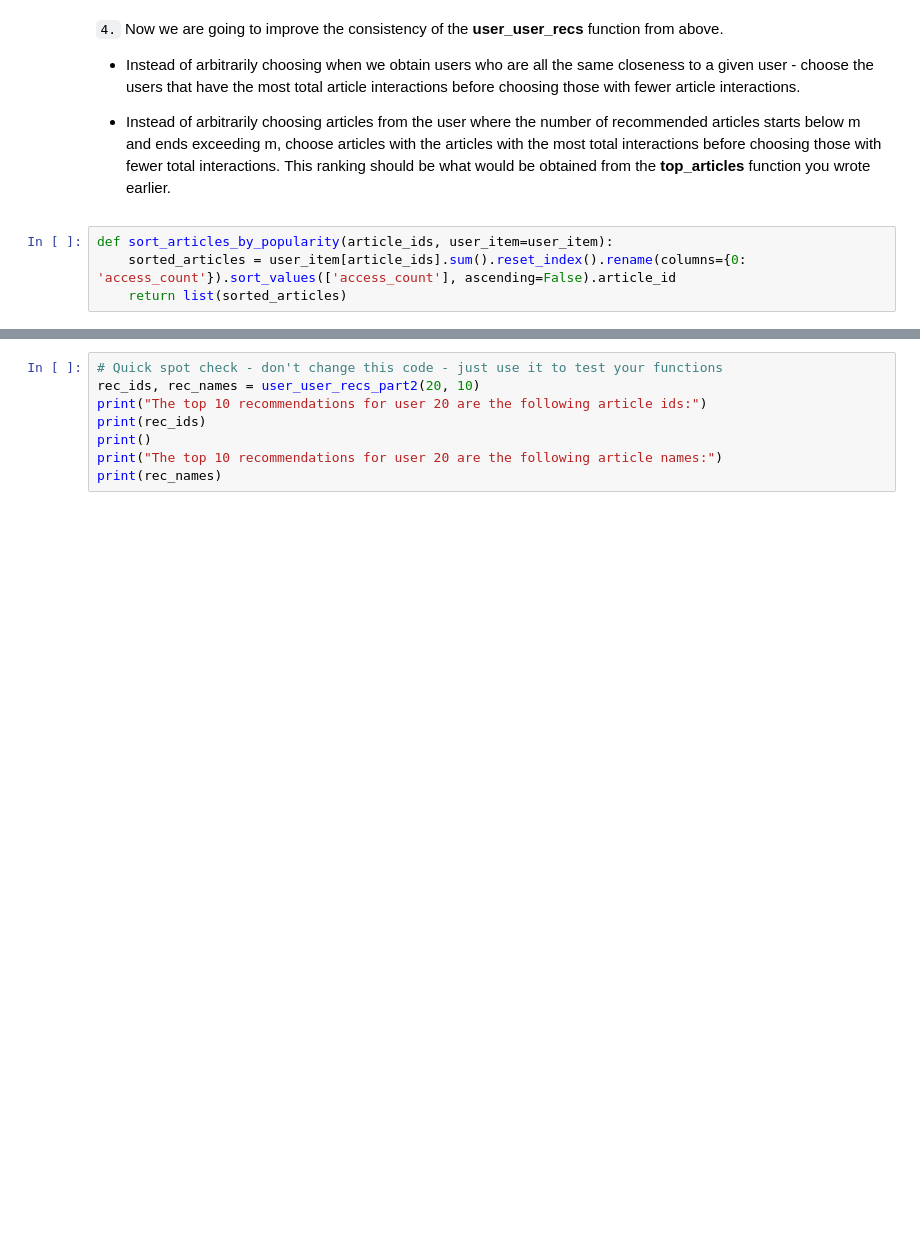
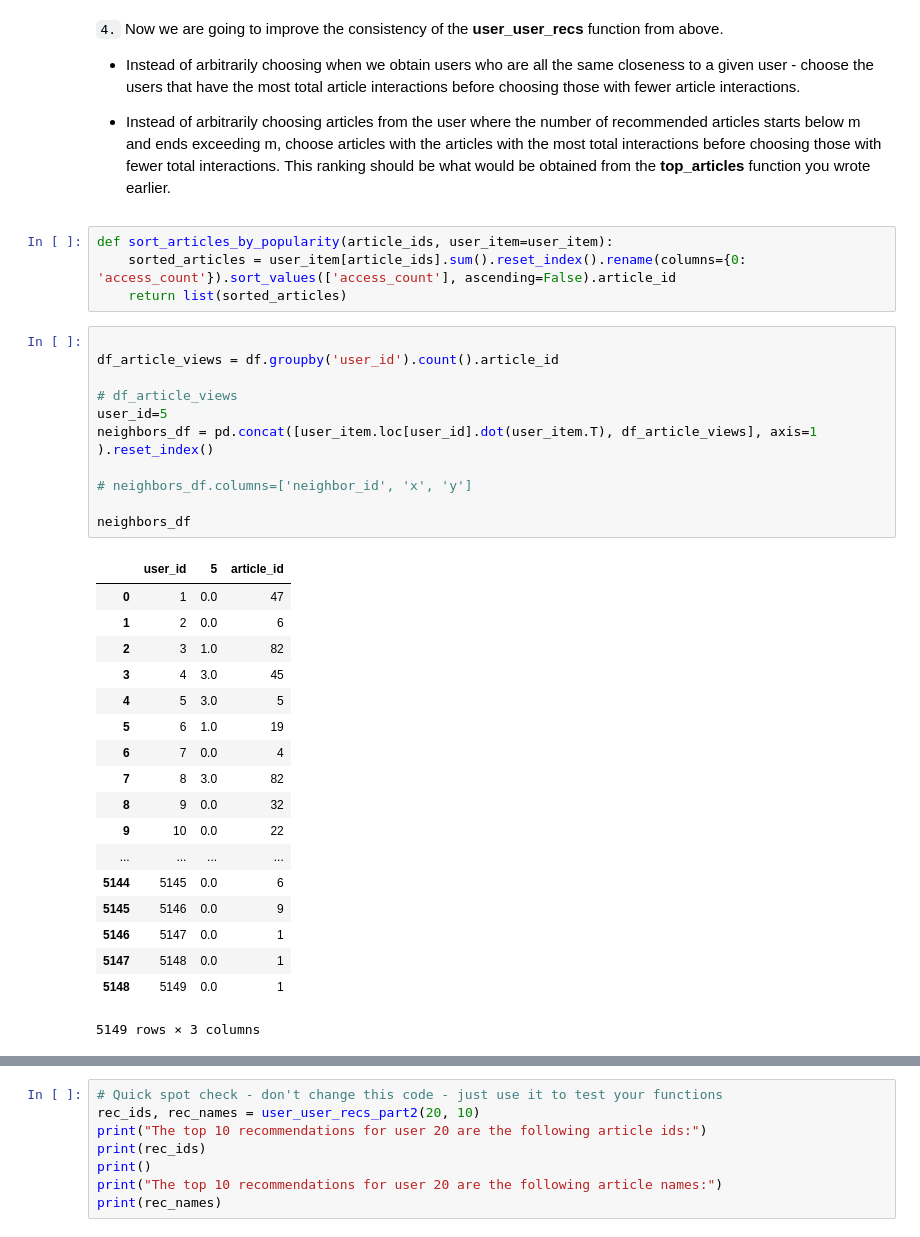
Before and after one commit to kvsrohit/RecommendationsWithIBM, a Jupyter notebook: Recommendations_with_IBM.ipynb, the cells around one changed output, grey strips where cells are left out. Cells and saved outputs as stored; diff of their text form; blank space fills up the shorter version.

```diff
--- a/Recommendations_with_IBM.ipynb
+++ b/Recommendations_with_IBM.ipynb
@@ -451,6 +451,36 @@ If this is all you see, you passed all of our tests!  Nice job!
 def sort_articles_by_popularity(article_ids, user_item=user_item):
     sorted_articles = user_item[article_ids].sum().reset_index().rename(columns={0: 'access_count'}).sort_values(['access_count'], ascending=False).article_id
     return list(sorted_articles)
+# %%
+
+df_article_views = df.groupby('user_id').count().article_id
+
+# df_article_views
+user_id=5
+neighbors_df = pd.concat([user_item.loc[user_id].dot(user_item.T), df_article_views], axis=1 ).reset_index()
+
+# neighbors_df.columns=['neighbor_id', 'x', 'y']
+
+neighbors_df
+# %% [output]
+|  | user_id | 5 | article_id |
+| 0 | 1 | 0.0 | 47 |
+| 1 | 2 | 0.0 | 6 |
+| 2 | 3 | 1.0 | 82 |
+| 3 | 4 | 3.0 | 45 |
+| 4 | 5 | 3.0 | 5 |
+| 5 | 6 | 1.0 | 19 |
+| 6 | 7 | 0.0 | 4 |
+| 7 | 8 | 3.0 | 82 |
+| 8 | 9 | 0.0 | 32 |
+| 9 | 10 | 0.0 | 22 |
+| ... | ... | ... | ... |
+| 5144 | 5145 | 0.0 | 6 |
+| 5145 | 5146 | 0.0 | 9 |
+| 5146 | 5147 | 0.0 | 1 |
+| 5147 | 5148 | 0.0 | 1 |
+| 5148 | 5149 | 0.0 | 1 |
+5149 rows × 3 columns
 # %%
 def get_top_sorted_users(user_id, df=df, user_item=user_item):
     '''
```
Also changed, not shown: parts of 3 cells of this notebook, 1 other file.
